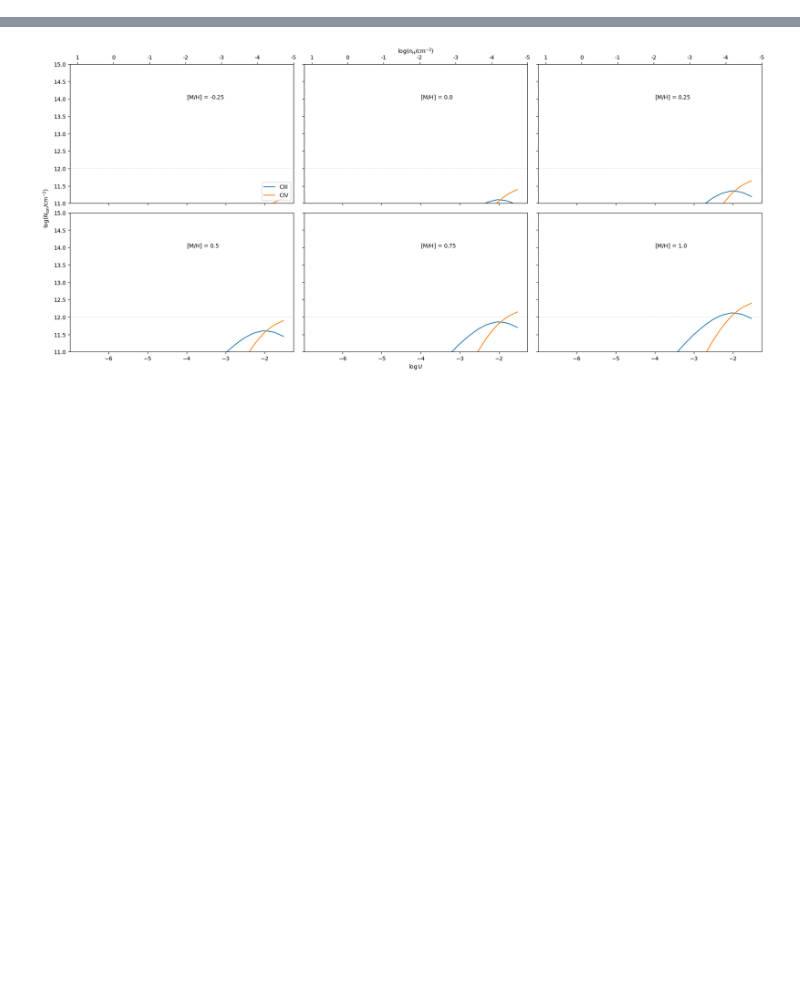
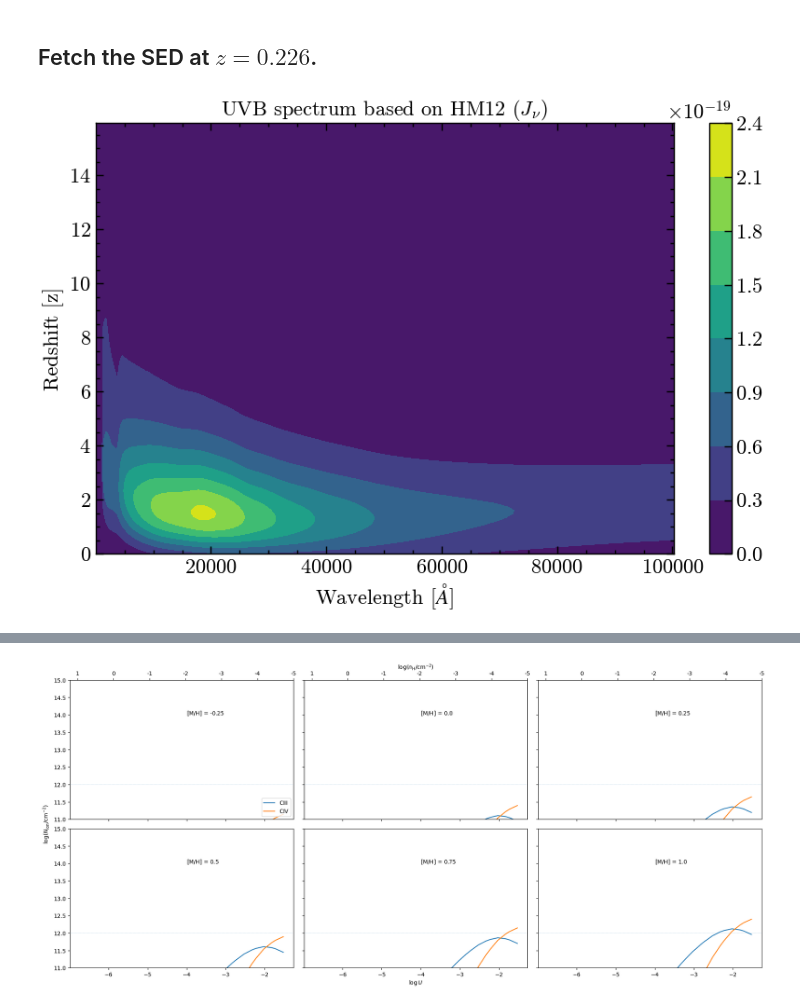
Before and after one commit to gayatri-p/cgm, a Jupyter notebook: cloudy_scripts/blr/plot.ipynb, the cells around one changed output, grey strips where cells are left out. Drawn from its saved outputs; the diff is of its cells as text; code cells hidden in the pictures; blank space fills up the shorter version.

```diff
--- a/cloudy_scripts/blr/plot.ipynb
+++ b/cloudy_scripts/blr/plot.ipynb
@@ -9,4 +10,12 @@ import pickle
 # %%
 rootdir = '/home/gayatri/Documents/cloudy_scripts/blr/grids/'
+# %%
+plt.style.use(['science', 'notebook', 'no-latex'])
+plt.rcParams.update({
+    # "font.family": "serif",   # specify font family here
+    # "font.serif": ["Times"],  # specify font here
+    "font.size":12})
+# %% [markdown]
+## Fetch the SED at $z=0.226$.
 # %%
 hm12_z_grid, hm12_wav_grid, hm12_J_nu_grid = read_uvb('', 'hm12_galaxy.ascii')
@@ -14 +23,12 @@ z_test = 0.45
 hm12_J_nu_test = fetch_sed(z_test, hm12_z_grid, hm12_J_nu_grid)
+# %%
+[X, Y] = np.meshgrid(hm12_wav_grid, hm12_z_grid)
+fig, ax = plt.subplots(1, 1, figsize=(10, 6))
+img = plt.contourf(X, Y, hm12_J_nu_grid)
+plt.xlabel(r'Wavelength [$\AA$]')
+plt.ylabel(r'Redshift [z]')
+plt.title(r'UVB spectrum based on HM12 ($J_\nu$)')
+plt.colorbar(img)
+plt.show()
+# %% [output]
+[figure, added]
```
Also changed, not shown: parts of 20 cells of this notebook, 39 other files.
